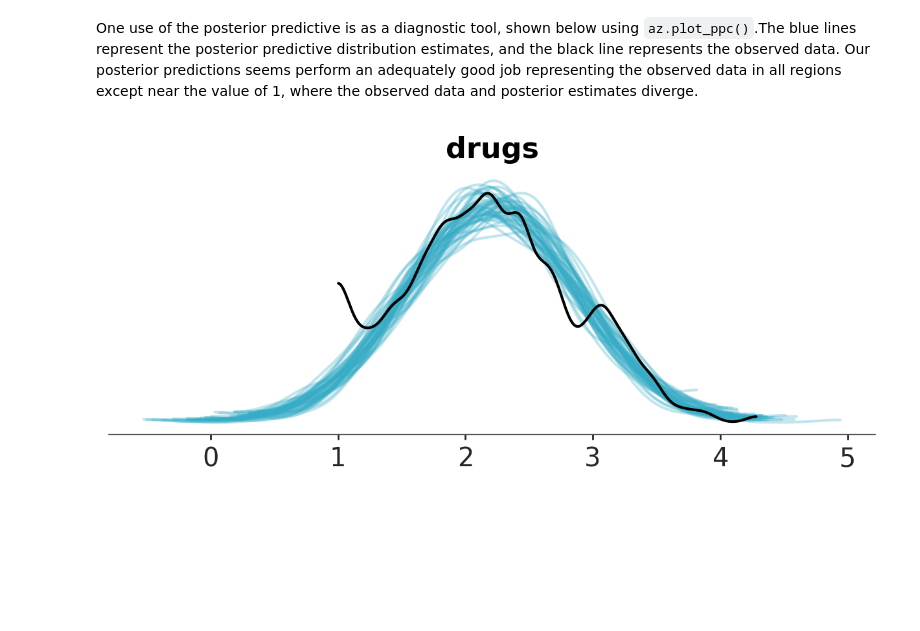
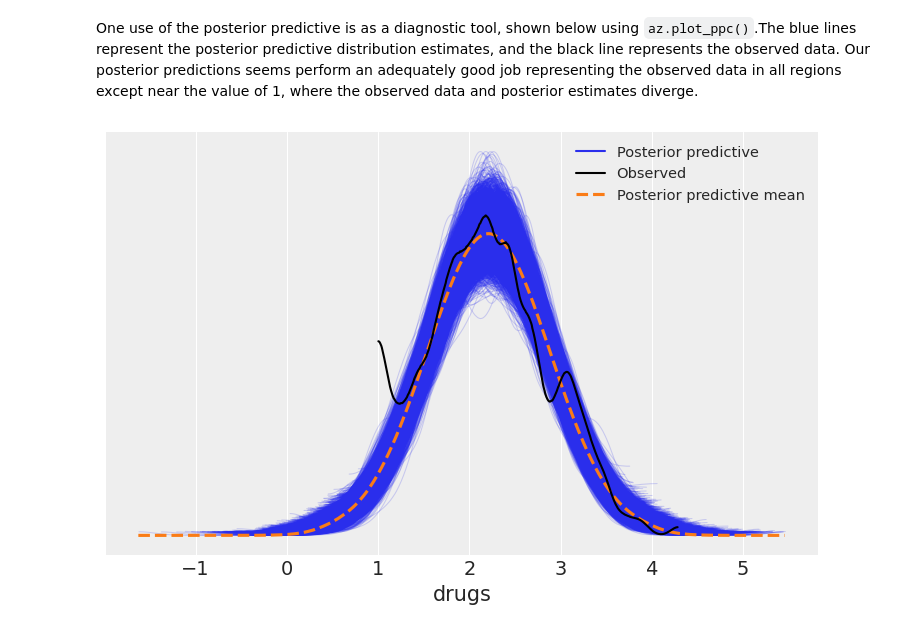
Before and after one commit to bambinos/bambi, a Jupyter notebook: docs/notebooks/ESCS_multiple_regression.ipynb, the cells around one changed output. Cells and saved outputs as stored; diff of their text form; code cells hidden in the pictures; blank space fills up the shorter version.

```diff
--- a/docs/notebooks/ESCS_multiple_regression.ipynb
+++ b/docs/notebooks/ESCS_multiple_regression.ipynb
@@ -9,7 +9,7 @@ import pandas as pd
 import statsmodels.api as sm
 import xarray as xr
 # %%
-az.style.use("arviz-variat")
+az.style.use("arviz-darkgrid")
 SEED = 7355608
 # %% [markdown]
 ## Load and examine Eugene-Springfield community sample data
@@ -234,17 +217,3 @@ Now we just multiply each sampled regression coefficient by its corresponding `s
 pcorr_samples = (samples[varnames] * slope_constant)
 # %% [markdown]
 And voilà! We now have a joint posterior distribution for the partial correlation coefficients. Let's plot the marginal posterior distributions:
-# %%
-pc = az.plot_dist(pcorr_samples,
-              cols=None,
-              aes={"color": ["__variable__"]},
-              visuals={"point_estimate": False,
-                        "point_estimate_text": False,
-                        "credible_interval": False,
-                        "title":False,
-                        }
-
-
-              )
-az.add_lines(pc, 0)
-pc.add_legend("__variable__");
@@ -345,9 +312,9 @@ Inference data with groups:
 # %% [markdown]
 One use of the posterior predictive is as a diagnostic tool, shown below using `az.plot_ppc()`.The blue lines represent the posterior predictive distribution estimates, and the black line represents the observed data. Our posterior predictions seems perform an adequately good job representing the observed data in all regions except near the value of 1, where the observed data and posterior estimates diverge.
 # %%
-az.plot_ppc_dist(fitted);
+az.plot_ppc(fitted);
 # %% [output]
-[figure, old version]
+[figure, new version]
 # %%
 %load_ext watermark
 %watermark -n -u -v -iv -w
```
Also changed, not shown: parts of 22 cells of this notebook, 26 other files.
